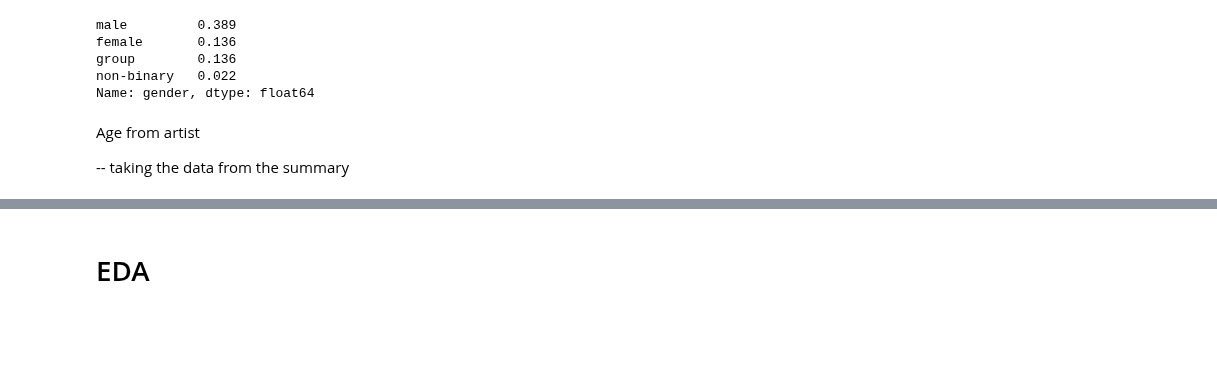
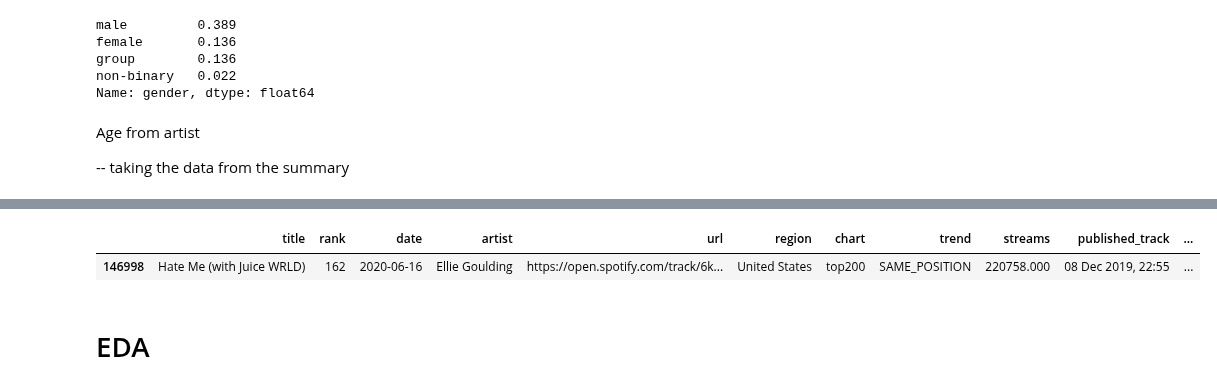
Before and after one commit to annassanchez/ETL_project, a Jupyter notebook: notebooks/X-analysis.ipynb, the cells around one changed output, grey strips where cells are left out. Drawn from its saved outputs; the diff is of its cells as text; code cells hidden in the pictures; blank space fills up the shorter version.

```diff
--- a/notebooks/X-analysis.ipynb
+++ b/notebooks/X-analysis.ipynb
@@ -265,0 +275,3 @@ Age from artist
+# %%
+df['birthday'] =  df['content'].apply(lambda x: re.findall(r'\w* \d*, \d{4}',str(x))).str[0]
+df['birthday'].value_counts()
@@ -266,3 +291,8 @@ Age from artist
+# %%
+df.sample()
+# %% [output]
+|  | title | rank | date | artist | url | region | chart | trend | streams | published_track | ... |
+| 146998 | Hate Me (with Juice WRLD) | 162 | 2020-06-16 | Ellie Goulding | https://open.spotify.com/track/6k... | United States | top200 | SAME_POSITION | 220758.000 | 08 Dec 2019, 22:55 | ... |
 # %% [markdown]
 # EDA
 # %% [markdown]
```
Also changed, not shown: parts of 2 cells of this notebook.
